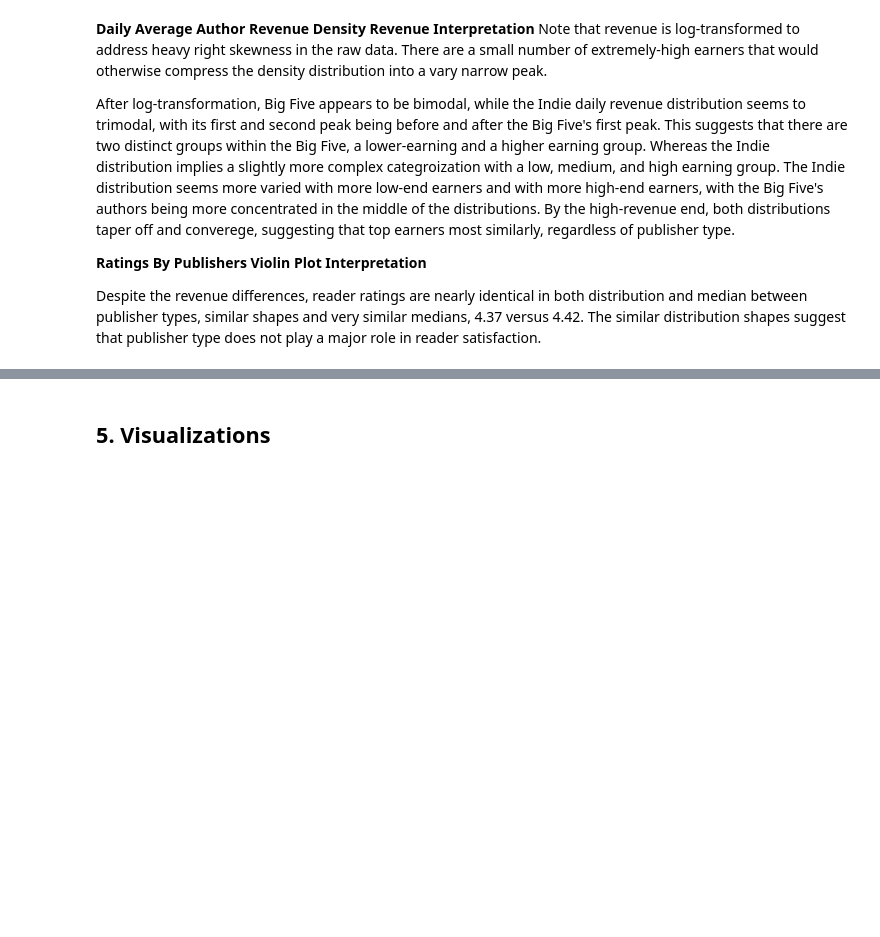
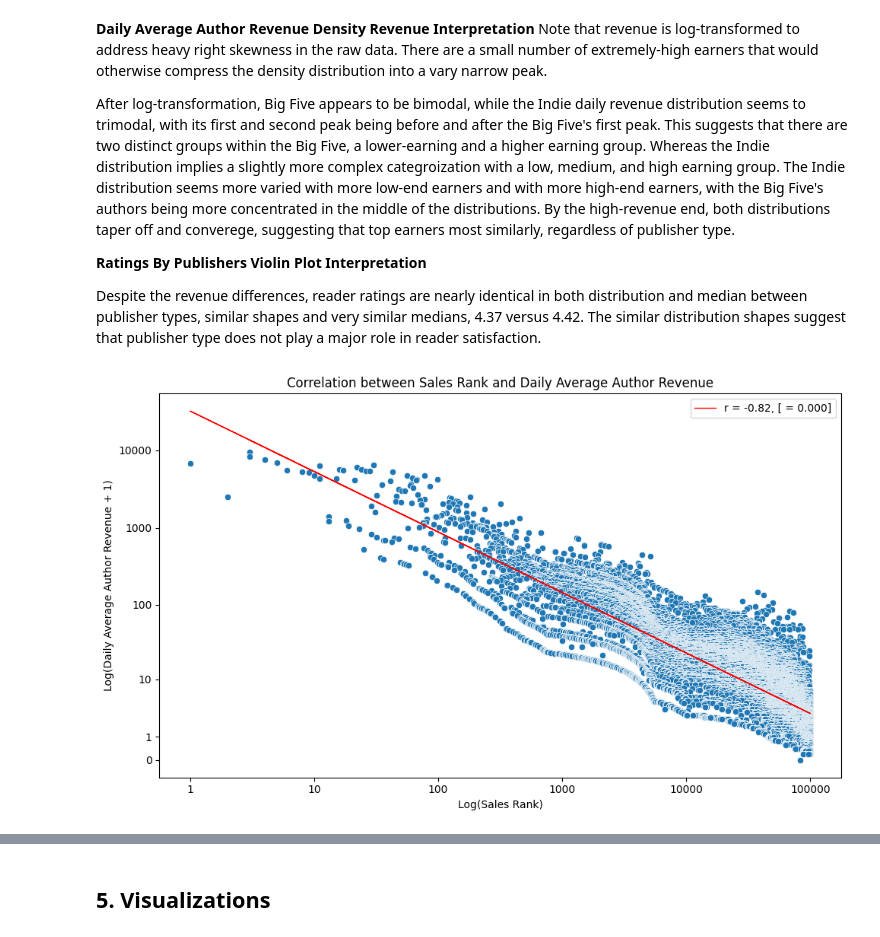
Before and after one commit to Horde92617/amazon-ebook-analysis, a Jupyter notebook: notebooks/analysis.ipynb, the cells around one changed output, grey strips where cells are left out. Drawn from its saved outputs; the diff is of its cells as text; code cells hidden in the pictures; blank space fills up the shorter version.

Commit message:
added sales rank and revenue scatterplot and interpretation

```diff
--- a/notebooks/analysis.ipynb
+++ b/notebooks/analysis.ipynb
@@ -149,3 +145,36 @@ After log-transformation, Big Five appears to be bimodal, while the Indie daily
 **Ratings By Publishers Violin Plot Interpretation**
 
 Despite the revenue differences, reader ratings are nearly identical in both distribution and median between publisher types, similar shapes and very similar medians, 4.37 versus 4.42. The similar distribution shapes suggest that publisher type does not play a major role in reader satisfaction.
+# %%
+# 4.3 Sales Rank and Revennue Correlation
+
+fig, axis = plt.subplots(figsize=(10, 6))
+
+x = df['statistics_sales_rank']
+y = df['daily_average_author_revenue']
+
+x_ticks, y_ticks = [1, 10, 100, 1000, 10000, 100000], [0, 1, 10, 100, 1000, 10000]
+
+sns.scatterplot(x=np.log(x), y=np.log1p(y), ax=axis)
+axis.set_xlabel('Log(Sales Rank)')
+axis.set_ylabel('Log(Daily Average Author Revenue + 1)')
+
+axis.set_xticks(np.log(x_ticks))
+axis.set_xticklabels(x_ticks)
+axis.set_yticks(np.log1p(y_ticks))
+axis.set_yticklabels(y_ticks)
+
+m, b, r, p, se = stats.linregress(np.log(x), np.log1p(y))
+axis.plot(np.log(x), m * np.log(x) + b,
+        color='red',
+        linewidth = 1,
+        label=f"r = {r:.2f}, [ = {p:.3f}]")
+axis.legend()
+
+axis.set_title('Correlation between Sales Rank and Daily Average Author Revenue')
+
+
+plt.tight_layout()
+plt.show()
+# %% [output]
+[figure, added]
```
Also changed, not shown: parts of 3 cells of this notebook.
